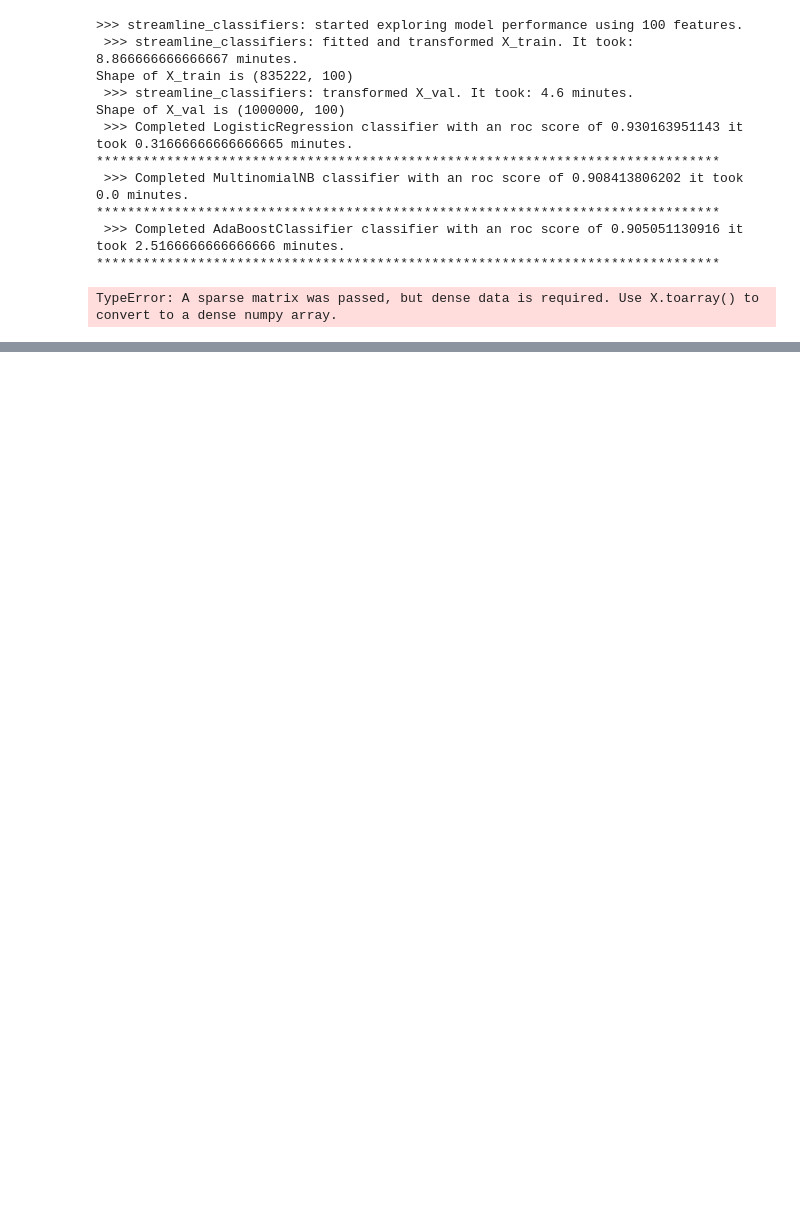
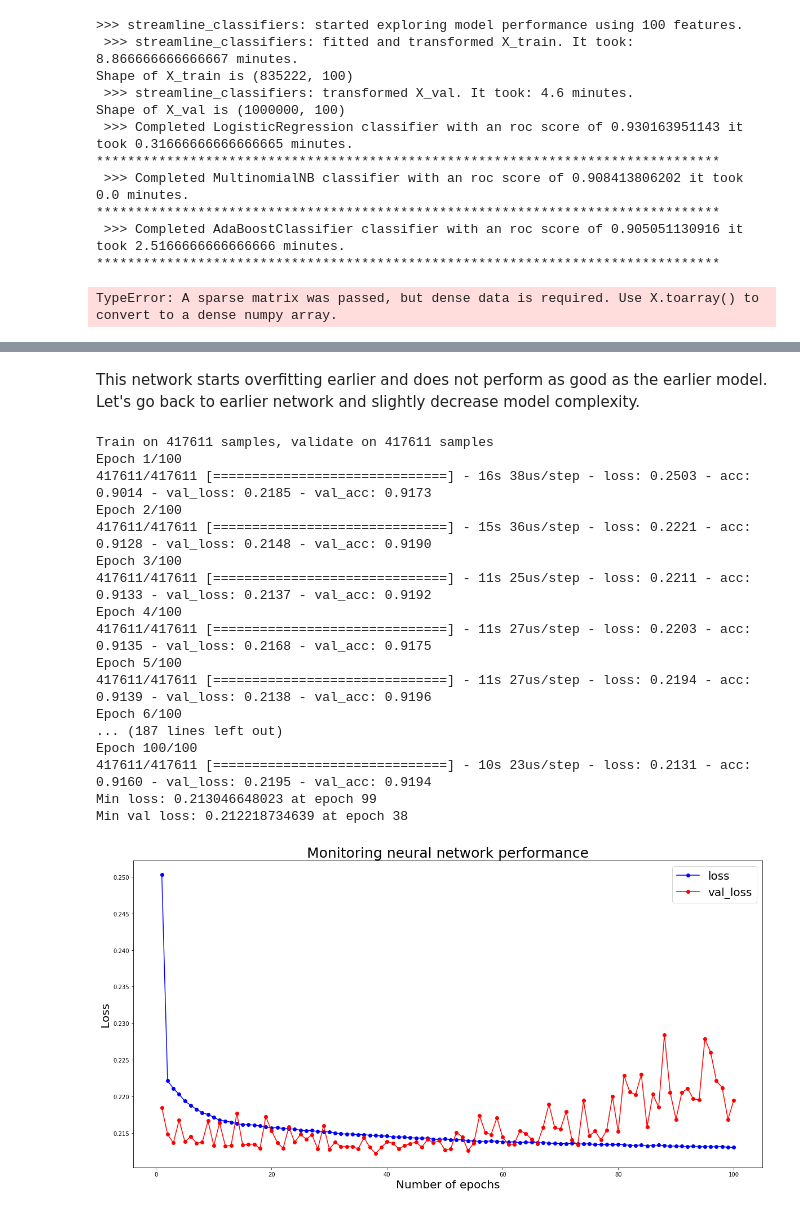
Before and after one commit to ayguno/User-click-detection-predictive-modeling, a Jupyter notebook: Impact of feature selection on model performance.ipynb, the cells around one changed output, grey strips where cells are left out. Drawn from its saved outputs; the diff is of its cells as text; code cells hidden in the pictures; blank space fills up the shorter version.

```diff
--- a/Impact of feature selection on model performance.ipynb
+++ b/Impact of feature selection on model performance.ipynb
@@ -607,0 +1026,47 @@ print("Saved X_val2_trans_100." + str(X_val2_trans_100.shape))
+# %% [markdown]
+This network starts overfitting earlier and does not perform as good as the earlier model. Let's go back to earlier network and slightly decrease model complexity.
+# %%
+# It started over fitting after 35 epochs, let's slighly increase model complexity to monitor performance
+from keras import models, metrics, layers
+import matplotlib.pyplot as plt
+# Note that csr type of sparse matrix runs significantly faster in keras neural network implementation
+
+network1 = models.Sequential()
+network1.add(layers.Dense(8,activation="relu", input_shape = (X_train_balanced_trans_100.shape[1],)))
+network1.add(layers.Dense(16,activation="relu"))
+network1.add(layers.Dense(8,activation="relu"))
+network1.add(layers.Dense(1,activation= "sigmoid"))
+network1.compile(optimizer= "adam", loss= "binary_crossentropy", metrics= ["acc"])
+history_net1 = network1.fit(X_train_balanced_trans_100.tocsr(),y_train_balanced,
+                             epochs=100,batch_size=200,validation_split= 0.5)
+
+
+epochs = list(range(1,len(history_net1.history["loss"]) +1))
+print("Min loss: " + str(min(history_net1.history["loss"])) + " at epoch " + str(history_net1.history["loss"].index(min(history_net1.history["loss"])) + 1))
+print("Min val loss: " + str(min(history_net1.history["val_loss"]))+ " at epoch " + str(history_net1.history["val_loss"].index(min(history_net1.history["val_loss"])) + 1))
+plt.plot(epochs,history_net1.history["loss"],marker = "o", color = "b", label = "loss")
+plt.plot(epochs,history_net1.history["val_loss"],marker = "o", color = "r", label = "val_loss")
+plt.legend(fontsize = 20)
+plt.xlabel("Number of epochs",fontsize=20)
+plt.ylabel("Loss",fontsize=20)
+plt.title("Monitoring neural network performance",fontsize=25)
+plt.show()
+# %% [output]
+Train on 417611 samples, validate on 417611 samples
+Epoch 1/100
+417611/417611 [==============================] - 16s 38us/step - loss: 0.2503 - acc: 0.9014 - val_loss: 0.2185 - val_acc: 0.9173
+Epoch 2/100
+417611/417611 [==============================] - 15s 36us/step - loss: 0.2221 - acc: 0.9128 - val_loss: 0.2148 - val_acc: 0.9190
+Epoch 3/100
+417611/417611 [==============================] - 11s 25us/step - loss: 0.2211 - acc: 0.9133 - val_loss: 0.2137 - val_acc: 0.9192
+Epoch 4/100
+417611/417611 [==============================] - 11s 27us/step - loss: 0.2203 - acc: 0.9135 - val_loss: 0.2168 - val_acc: 0.9175
+Epoch 5/100
+417611/417611 [==============================] - 11s 27us/step - loss: 0.2194 - acc: 0.9139 - val_loss: 0.2138 - val_acc: 0.9196
+Epoch 6/100
+... (187 lines left out)
+Epoch 100/100
+417611/417611 [==============================] - 10s 23us/step - loss: 0.2131 - acc: 0.9160 - val_loss: 0.2195 - val_acc: 0.9194
+Min loss: 0.213046648023 at epoch 99
+Min val loss: 0.212218734639 at epoch 38
+[figure, added]
```
Also changed, not shown: parts of 42 cells of this notebook.
